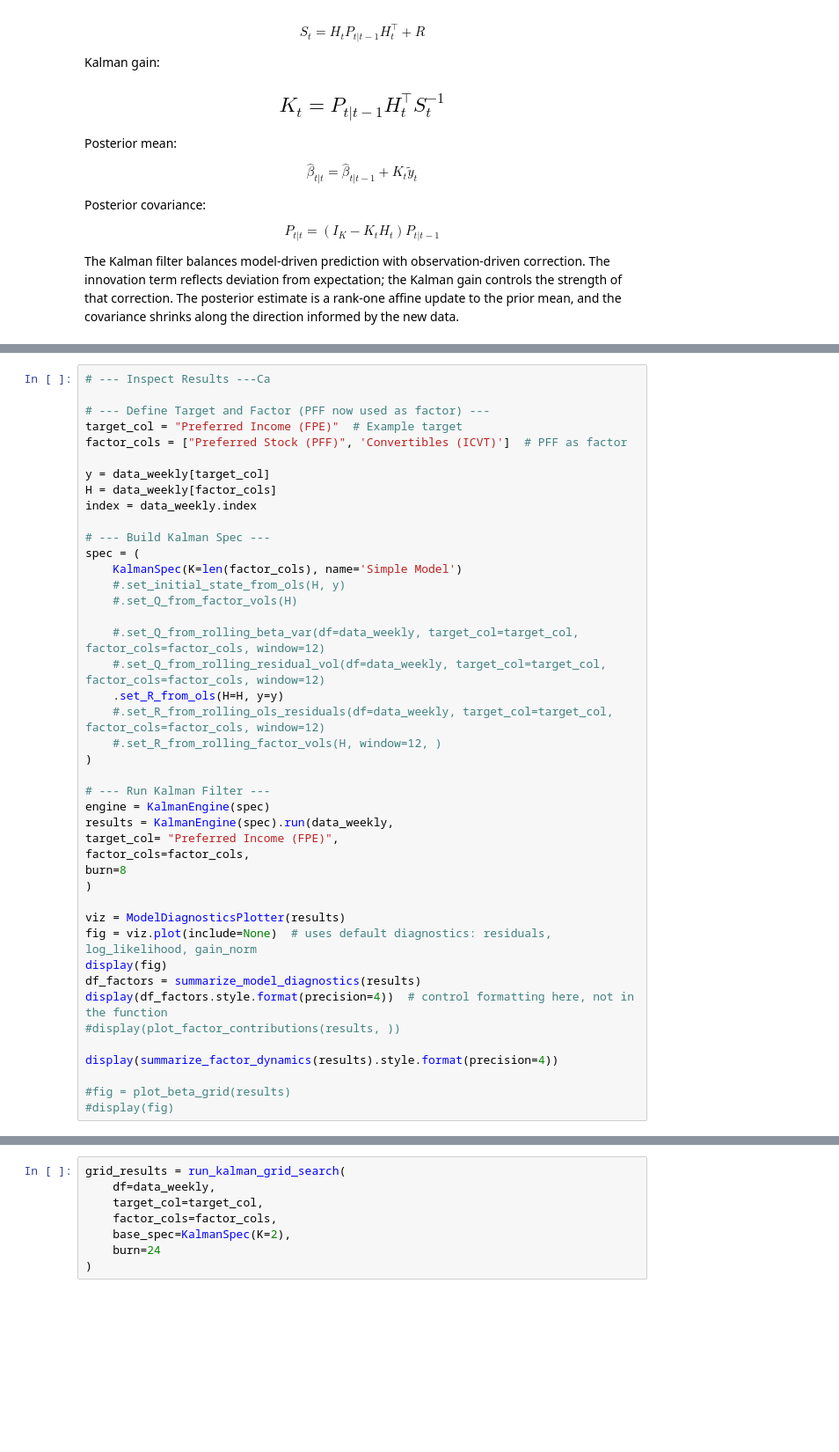
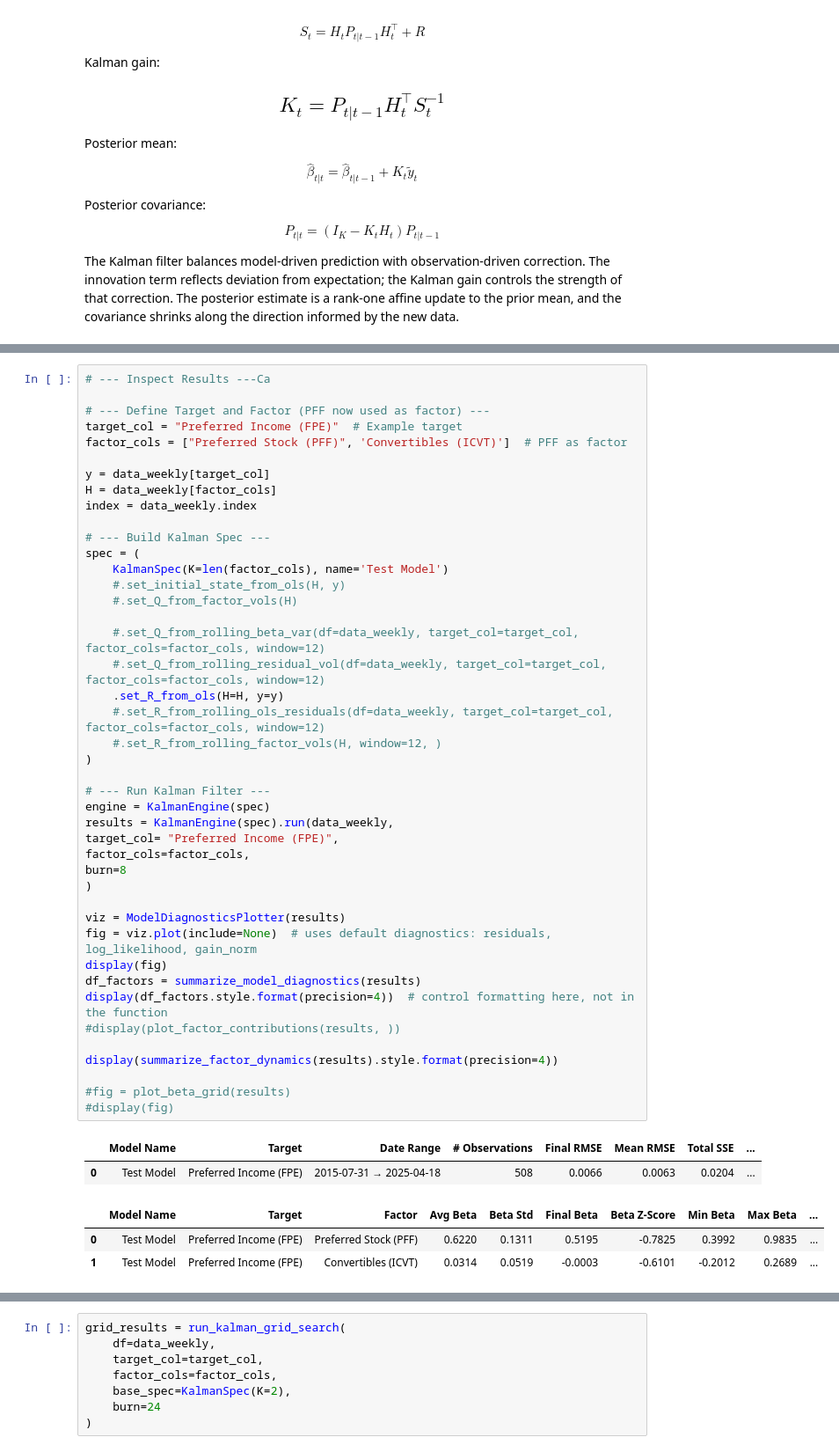
Before and after one commit to peterballaro/kalman_filter, a Jupyter notebook: filter_examples.ipynb, the cells around one changed output, grey strips where cells are left out. Shown: that part at 88% size. Saved outputs shown, nothing was run; the diff lists cells and outputs as text; blank space fills up the shorter version.

```diff
--- a/filter_examples.ipynb
+++ b/filter_examples.ipynb
@@ -131,33 +142,39 @@ index = data_weekly.index
 
 # --- Build Kalman Spec ---
 spec = (
-    KalmanSpec(K=len(factor_cols), name='Simple Model')
+    KalmanSpec(K=len(factor_cols), name='Test Model')
     #.set_initial_state_from_ols(H, y)
     #.set_Q_from_factor_vols(H)
 
     #.set_Q_from_rolling_beta_var(df=data_weekly, target_col=target_col, factor_cols=factor_cols, window=12)
     #.set_Q_from_rolling_residual_vol(df=data_weekly, target_col=target_col, factor_cols=factor_cols, window=12)
     .set_R_from_ols(H=H, y=y)
     #.set_R_from_rolling_ols_residuals(df=data_weekly, target_col=target_col, factor_cols=factor_cols, window=12)
     #.set_R_from_rolling_factor_vols(H, window=12, )
 )
 
 # --- Run Kalman Filter ---
 engine = KalmanEngine(spec)
 results = KalmanEngine(spec).run(data_weekly,
 target_col= "Preferred Income (FPE)",
 factor_cols=factor_cols,
 burn=8
 )
 
 viz = ModelDiagnosticsPlotter(results)
 fig = viz.plot(include=None)  # uses default diagnostics: residuals, log_likelihood, gain_norm
 display(fig)
 df_factors = summarize_model_diagnostics(results)
 display(df_factors.style.format(precision=4))  # control formatting here, not in the function
 #display(plot_factor_contributions(results, ))
 
 display(summarize_factor_dynamics(results).style.format(precision=4))
 
 #fig = plot_beta_grid(results)
 #display(fig)
+# %% [output]
+|  | Model Name | Target | Date Range | # Observations | Final RMSE | Mean RMSE | Total SSE | ... |
+| 0 | Test Model | Preferred Income (FPE) | 2015-07-31 → 2025-04-18 | 508 | 0.0066 | 0.0063 | 0.0204 | ... |
+|  | Model Name | Target | Factor | Avg Beta | Beta Std | Final Beta | Beta Z-Score | Min Beta | Max Beta | ... |
+| 0 | Test Model | Preferred Income (FPE) | Preferred Stock (PFF) | 0.6220 | 0.1311 | 0.5195 | -0.7825 | 0.3992 | 0.9835 | ... |
+| 1 | Test Model | Preferred Income (FPE) | Convertibles (ICVT) | 0.0314 | 0.0519 | -0.0003 | -0.6101 | -0.2012 | 0.2689 | ... |
```
Also changed, not shown: parts of 6 cells of this notebook.
